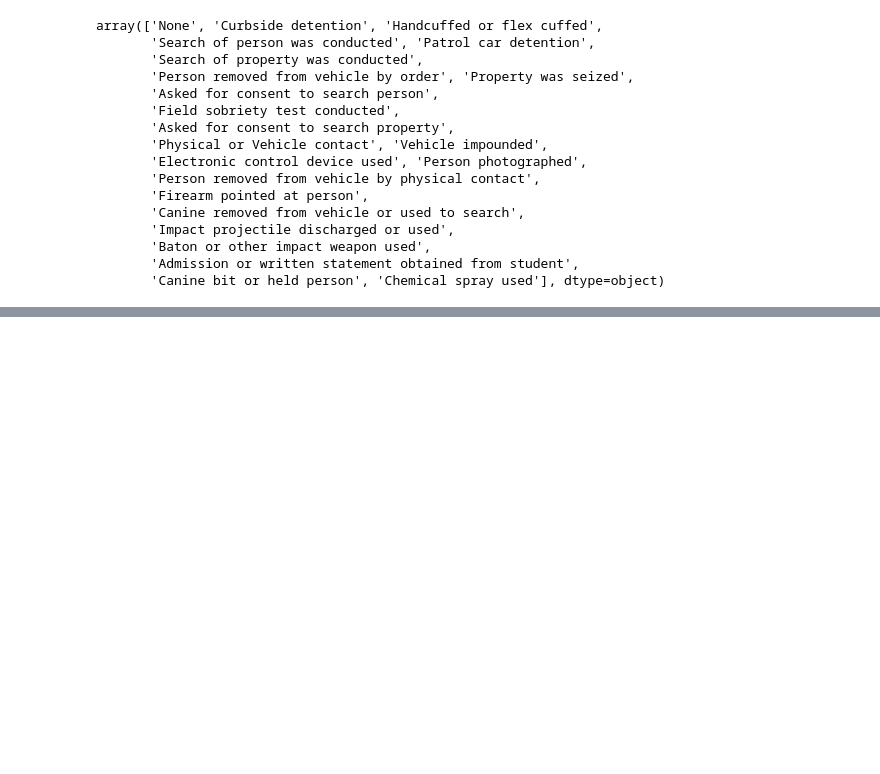
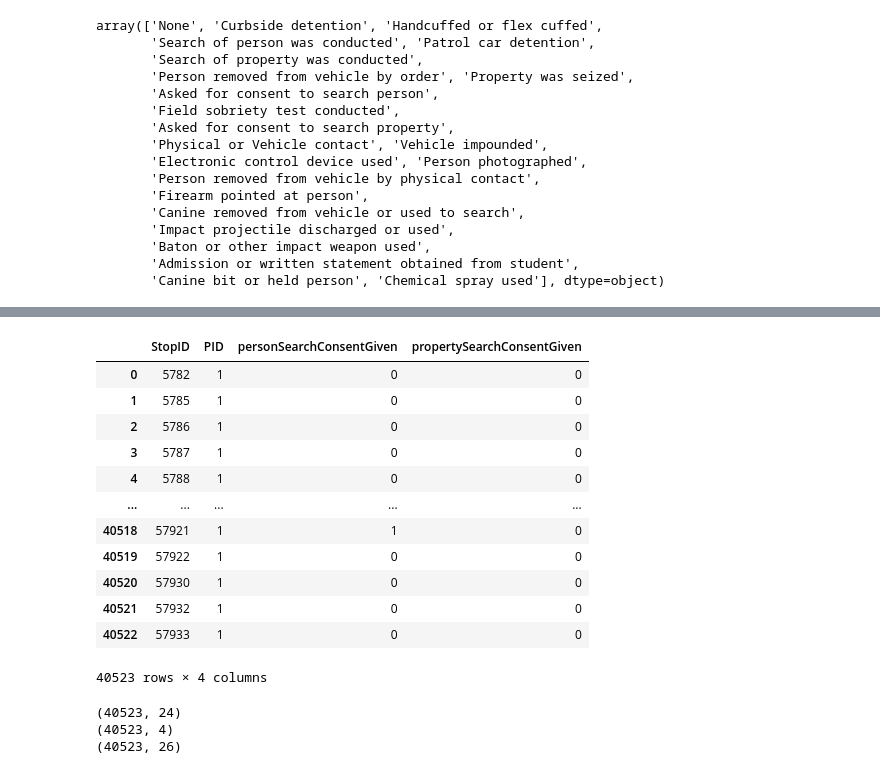
Before and after one commit to tsamba120/Long-Beach-Policing-Analysis, a Jupyter notebook: cleaning_notebooks/clean_raw_tables_canvas.ipynb, the cells around one changed output, grey strips where cells are left out. Cells and saved outputs as stored; diff of their text form; code cells hidden in the pictures; blank space fills up the shorter version.

Commit message:
Actions During Stop (cont.)

```diff
--- a/cleaning_notebooks/clean_raw_tables_canvas.ipynb
+++ b/cleaning_notebooks/clean_raw_tables_canvas.ipynb
@@ -340,0 +335,22 @@ pd.get_dummies(actions_stop_df[['StopID', 'PID', 'actionTakenDuringStop']]).grou
+# %%
+asd2 = actions_stop_df.drop(['ObjectId', 'actionTakenDuringStop'], axis=1).drop_duplicates()
+asd2['personSearchConsentGiven'] = asd2['personSearchConsentGiven'].apply(float)
+asd2['propertySearchConsentGiven'] = asd2['propertySearchConsentGiven'].apply(float)
+asd2 = asd2.groupby(['StopID', 'PID']).sum().reset_index()
+asd2['personSearchConsentGiven'] = asd2['personSearchConsentGiven'].apply(int)
+asd2['propertySearchConsentGiven'] = asd2['propertySearchConsentGiven'].apply(int)
+asd2
+# %% [output]
+|  | StopID | PID | personSearchConsentGiven | propertySearchConsentGiven |
+| 0 | 5782 | 1 | 0 | 0 |
+| 1 | 5785 | 1 | 0 | 0 |
+| 2 | 5786 | 1 | 0 | 0 |
+| 3 | 5787 | 1 | 0 | 0 |
+| 4 | 5788 | 1 | 0 | 0 |
+| ... | ... | ... | ... | ... |
+| 40518 | 57921 | 1 | 1 | 0 |
+| 40519 | 57922 | 1 | 0 | 0 |
+| 40520 | 57930 | 1 | 0 | 0 |
+| 40521 | 57932 | 1 | 0 | 0 |
+| 40522 | 57933 | 1 | 0 | 0 |
+40523 rows × 4 columns
@@ -340,0 +359,8 @@ pd.get_dummies(actions_stop_df[['StopID', 'PID', 'actionTakenDuringStop']]).grou
+# %%
+print(asd1.shape)
+print(asd2.shape)
+print(final_asd_df.shape)
+# %% [output]
+(40523, 24)
+(40523, 4)
+(40523, 26)
```
Also changed, not shown: parts of 4 cells of this notebook.
